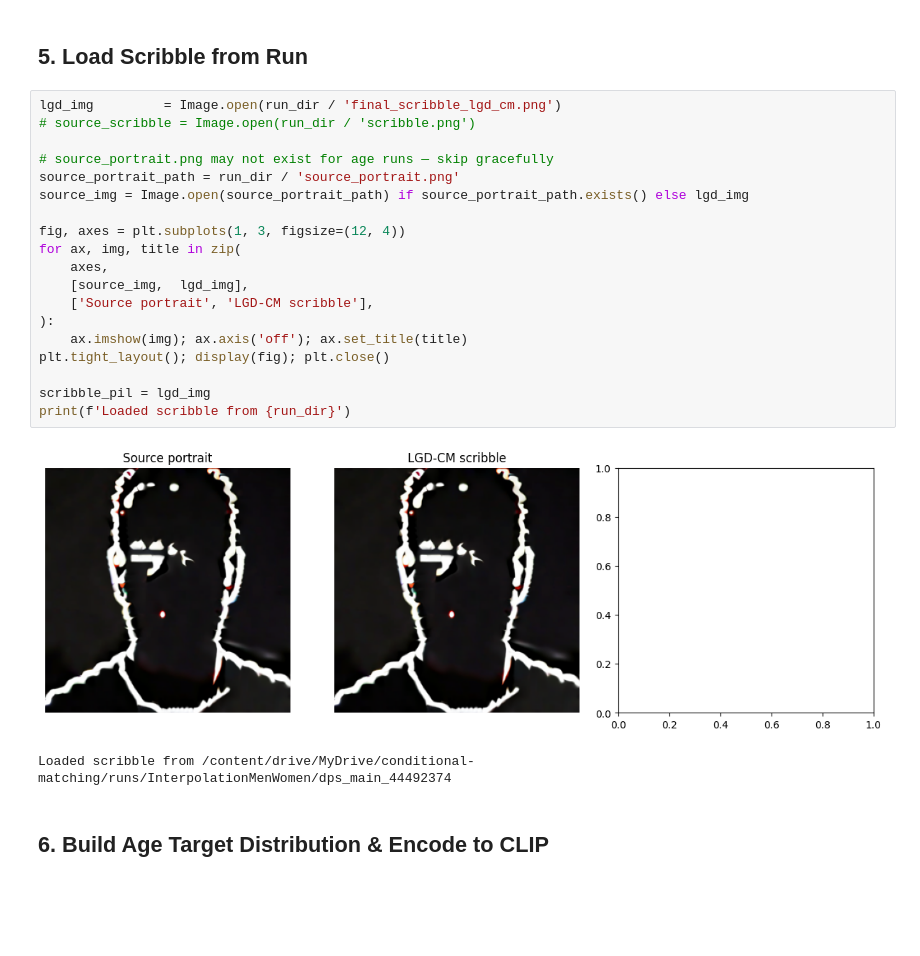
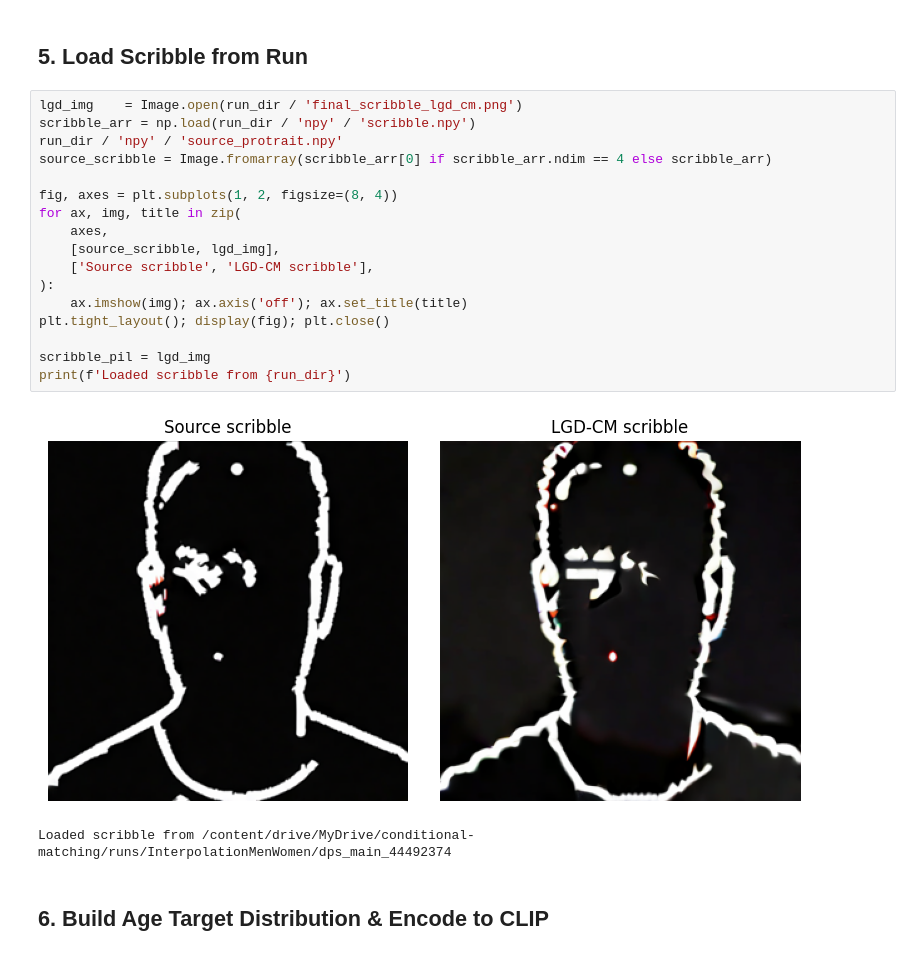
Before and after one commit to orineo1/conditional-matching-paper, a Jupyter notebook: SD_cond_SD_controlnet/eval_scribbl_interpolation_age.ipynb, the cells around one changed output. Saved outputs shown, nothing was run; the diff lists cells and outputs as text; blank space fills up the shorter version.

Commit message:
fix source scribble

```diff
--- a/SD_cond_SD_controlnet/eval_scribbl_interpolation_age.ipynb
+++ b/SD_cond_SD_controlnet/eval_scribbl_interpolation_age.ipynb
@@ -204,26 +204,24 @@ Helpers ready.
 # %% [markdown]
 ## 5. Load Scribble from Run
 # %%
-lgd_img         = Image.open(run_dir / 'final_scribble_lgd_cm.png')
-# source_scribble = Image.open(run_dir / 'scribble.png')
+lgd_img    = Image.open(run_dir / 'final_scribble_lgd_cm.png')
+scribble_arr = np.load(run_dir / 'npy' / 'scribble.npy')
+run_dir / 'npy' / 'source_protrait.npy'
+source_scribble = Image.fromarray(scribble_arr[0] if scribble_arr.ndim == 4 else scribble_arr)
 
-# source_portrait.png may not exist for age runs — skip gracefully
-source_portrait_path = run_dir / 'source_portrait.png'
-source_img = Image.open(source_portrait_path) if source_portrait_path.exists() else lgd_img
-
-fig, axes = plt.subplots(1, 3, figsize=(12, 4))
+fig, axes = plt.subplots(1, 2, figsize=(8, 4))
 for ax, img, title in zip(
     axes,
-    [source_img,  lgd_img],
-    ['Source portrait', 'LGD-CM scribble'],
+    [source_scribble, lgd_img],
+    ['Source scribble', 'LGD-CM scribble'],
 ):
     ax.imshow(img); ax.axis('off'); ax.set_title(title)
 plt.tight_layout(); display(fig); plt.close()
 
 scribble_pil = lgd_img
 print(f'Loaded scribble from {run_dir}')
 # %% [output]
-[figure, old version]
+[figure, new version]
 Loaded scribble from /content/drive/MyDrive/conditional-matching/runs/InterpolationMenWomen/dps_main_44492374
 # %% [markdown]
 ## 6. Build Age Target Distribution & Encode to CLIP
```
